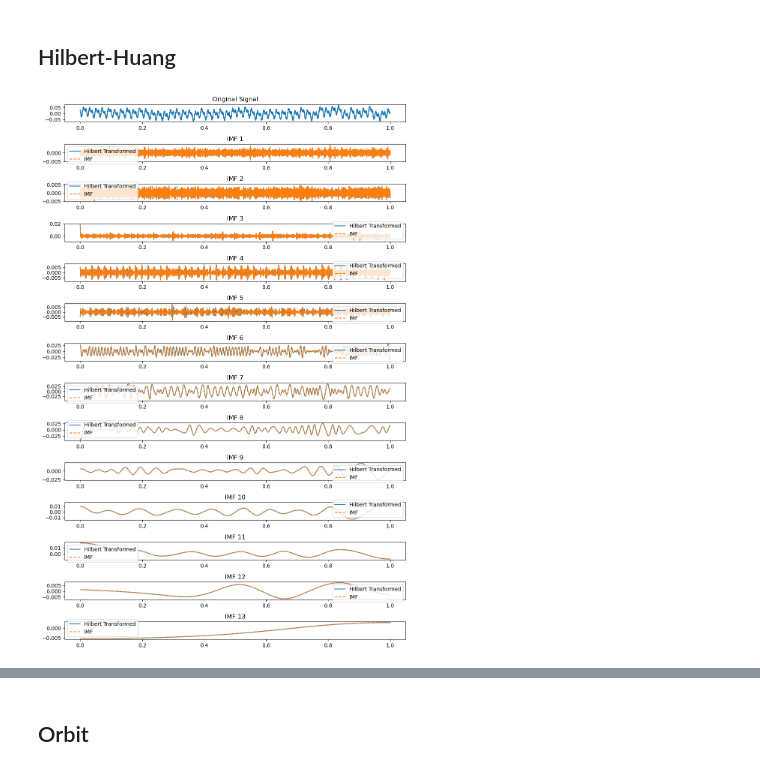
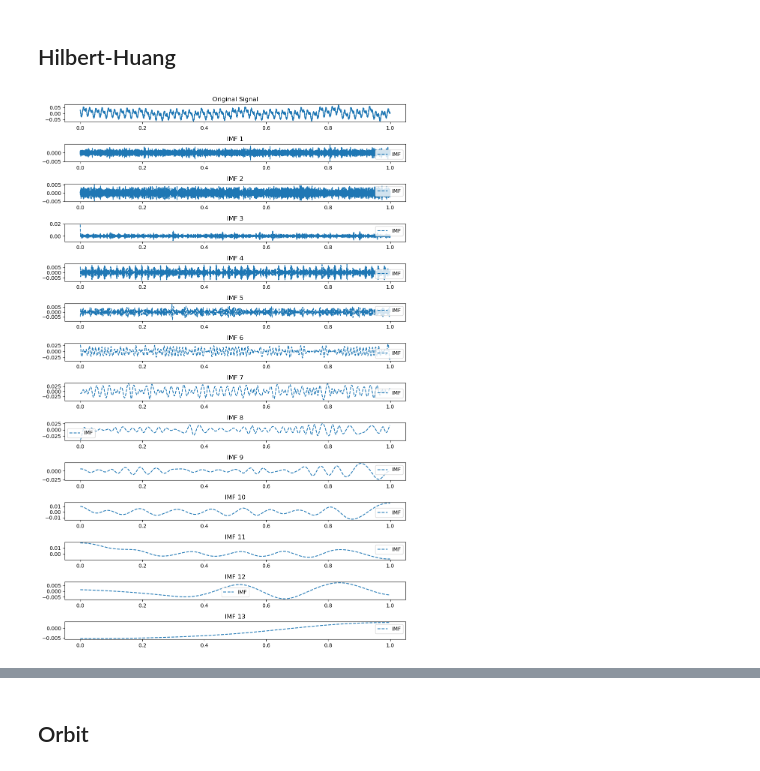
Before and after one commit to AliBagheriNejad/MSc-Thesis, a Jupyter notebook: Testing/prototype1.ipynb, the cells around one changed output, grey strips where cells are left out. Drawn from its saved outputs; the diff is of its cells as text; code cells hidden in the pictures.

```diff
--- a/Testing/prototype1.ipynb
+++ b/Testing/prototype1.ipynb
@@ -143,32 +143,32 @@ plt.subplots_adjust(hspace=0.5)
 from pyhht.visualization import plot_imfs
 from pyhht.emd import EMD
 from scipy.signal import hilbert
 
 signal = all_data[1,:]
 
 # Perform empirical mode decomposition (EMD)
 decomposer = EMD(signal)
 imfs = decomposer.decompose()
 
 # Apply Hilbert transform to each IMF
 hilbert_imfs = []
 for imf in imfs:
     hilbert_imfs.append(hilbert(imf))
 
 # Plot the original signal, IMFs, and Hilbert transformed IMFs
 plt.figure(figsize=(10, 15))
 plt.subplot(len(hilbert_imfs) + 1, 1, 1)
 plt.plot(x_axis, signal)
 plt.title('Original Signal')
 
 for i, hilbert_imf in enumerate(hilbert_imfs):
     plt.subplot(len(hilbert_imfs) + 1, 1, i + 2)
-    plt.plot(x_axis, hilbert_imf.real, label='Hilbert Transformed')
+    # plt.plot(x_axis, hilbert_imf.real, label='Hilbert Transformed')
     plt.plot(x_axis, imfs[i], '--', label='IMF')
     plt.legend()
     plt.title(f'IMF {i + 1}')
 
 plt.tight_layout()
 plt.show()
 # %% [output]
-[figure, old version]
+[figure, new version]
```
Also changed, not shown: parts of 6 cells of this notebook, 1 other file.
